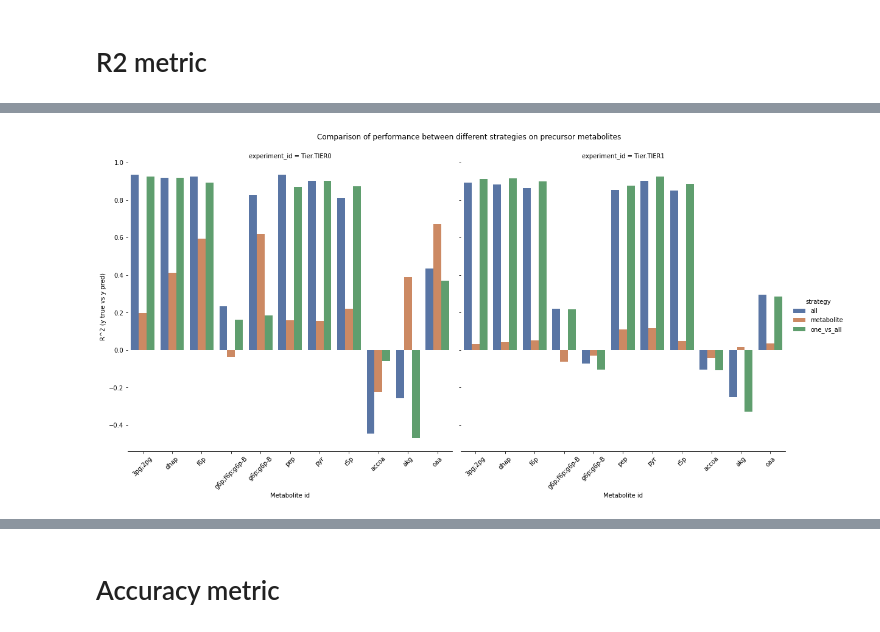
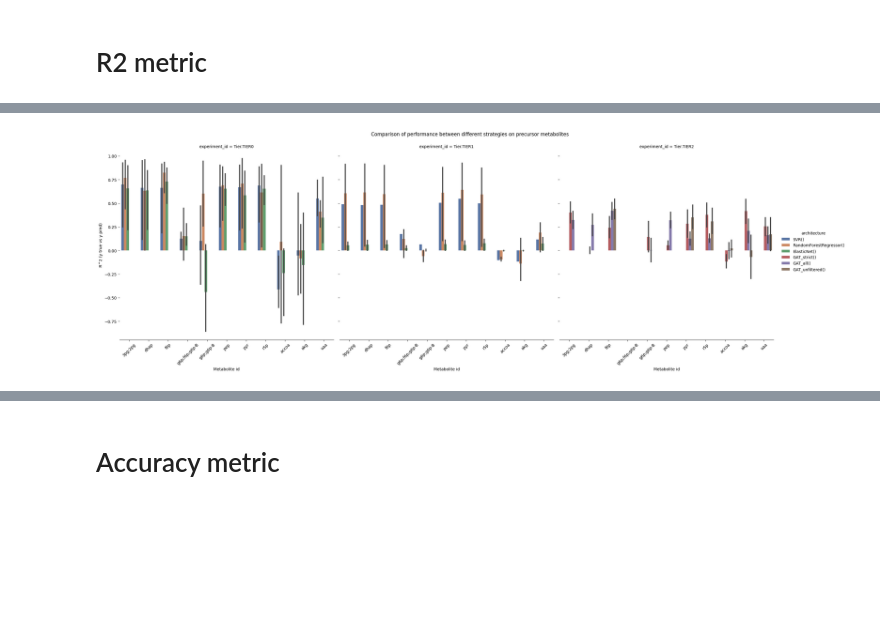
Before and after one commit to trdvangraft/thesis, a Jupyter notebook: metaengineering/analysis/result_analyser_all.ipynb, the cells around one changed output, grey strips where cells are left out. Cells and saved outputs as stored; diff of their text form; code cells hidden in the pictures; blank space fills up the shorter version.

```diff
--- a/metaengineering/analysis/result_analyser_all.ipynb
+++ b/metaengineering/analysis/result_analyser_all.ipynb
@@ -117,0 +199,30 @@ test_figures = TestFigures(test_df_arch_all)
+# %%
+_df = test_df_arch_all.sort_values(['pathway', 'metabolite_id'])
+_df = pd.concat([_df, tier_2_results.reset_index(drop=True)], axis=0)
+g = sns.catplot(
+    data=_df,
+    col='strategy',
+    kind='bar',
+    x='metabolite_id',
+    y='r2',
+    hue='experiment_id',
+    palette='deep',
+    height=8,
+)
+g.despine(left=True)
+# g.set(yscale='symlog')
+
+for axes in g.axes.flat:
+    _ = axes.set_xticklabels(axes.get_xticklabels(), rotation=90)
+
+g.fig.subplots_adjust(top=0.9) # adjust the Figure in rp
+g.fig.suptitle('Comparison of performance between different strategies on precursor metabolites')
+
+g.set(
+    # title='Comparison of performance between different strategies on precursor metabolites',
+    xlabel='Metabolite id',
+    ylabel="R^2 (y true vs y pred)"
+)
+
+plt.savefig('./images/performance/comparison_between_different_strategies_using_optimal_model.png', bbox_inches='tight')
+plt.savefig('./images/performance/comparison_between_different_strategies_using_optimal_model.svg', bbox_inches='tight')
@@ -117,0 +352,10 @@ test_figures = TestFigures(test_df_arch_all)
+# %%
+tier_2_results = pd.read_csv(f"./data/results/{Tier.TIER2}/gnn_model_retraining.csv")
+# tier_2_results['strategy'] = tier_2_results['strategy'].replace({f'{Strategy.ONE_VS_ALL}': 'one_vs_all', f'{Strategy.ALL}': 'all', f'{Strategy.METABOLITE_CENTRIC}': 'metabolite'})
+tier_2_results = tier_2_results.rename({'metrics.R2 score': 'r2'}, axis=1)
+tier_2_results['architecture'] = tier_2_results['mode'].apply(lambda x: f"GAT_{x.replace('metabolite_gnn_sweep_full_', '')}()")
+tier_2_results = tier_2_results[['experiment_id', 'strategy', 'r2', 'metabolite_id', 'architecture']]
+
+tier_2_results = tier_2_results.merge(metabolite_info, left_on='metabolite_id', right_index=True)
+tier_2_results['experiment_id'] = Tier.TIER2
+tier_2_results
@@ -118,31 +376,32 @@ test_figures = TestFigures(test_df_arch_all)
 # %%
-_df = test_df_arch_all.sort_values(['pathway', 'metabolite_id'])
+_df = test_df_arch_per_model.sort_values(['pathway', 'metabolite_id'])
+_df = pd.concat([_df, tier_2_results])
 g = sns.catplot(
     data=_df,
     col='experiment_id',
     kind='bar',
     x='metabolite_id',
     y='r2',
-    hue='strategy',
+    hue='architecture',
     palette='deep',
     height=8,
 )
 g.despine(left=True)
 # g.set(yscale='symlog')
 
 for axes in g.axes.flat:
     _ = axes.set_xticklabels(axes.get_xticklabels(), rotation=45)
 
 g.fig.subplots_adjust(top=0.9) # adjust the Figure in rp
 g.fig.suptitle('Comparison of performance between different strategies on precursor metabolites')
 
 g.set(
     # title='Comparison of performance between different strategies on precursor metabolites',
     xlabel='Metabolite id',
     ylabel="R^2 (y true vs y pred)"
 )
 
 plt.savefig('./images/performance/comparison_between_different_strategies_using_optimal_model.png', bbox_inches='tight')
 plt.savefig('./images/performance/comparison_between_different_strategies_using_optimal_model.svg', bbox_inches='tight')
 # %% [output]
-[figure, old version]
+[figure, new version]
```
Also changed, not shown: parts of 21 cells of this notebook, 11 other files.
